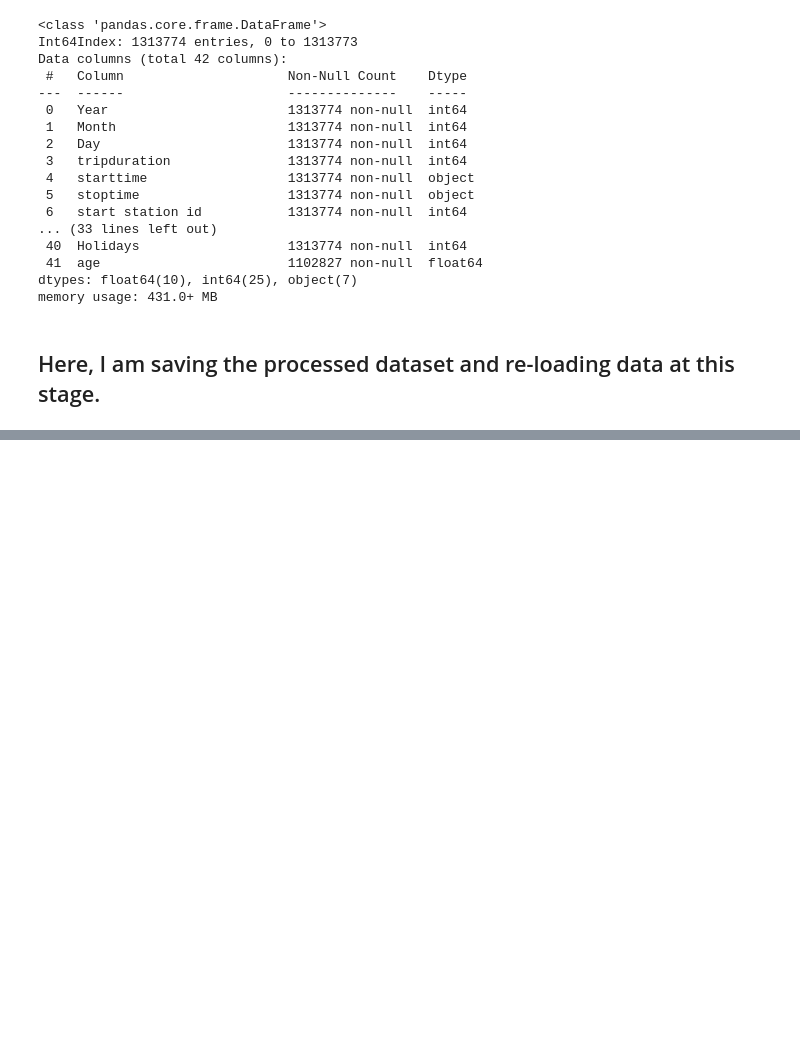
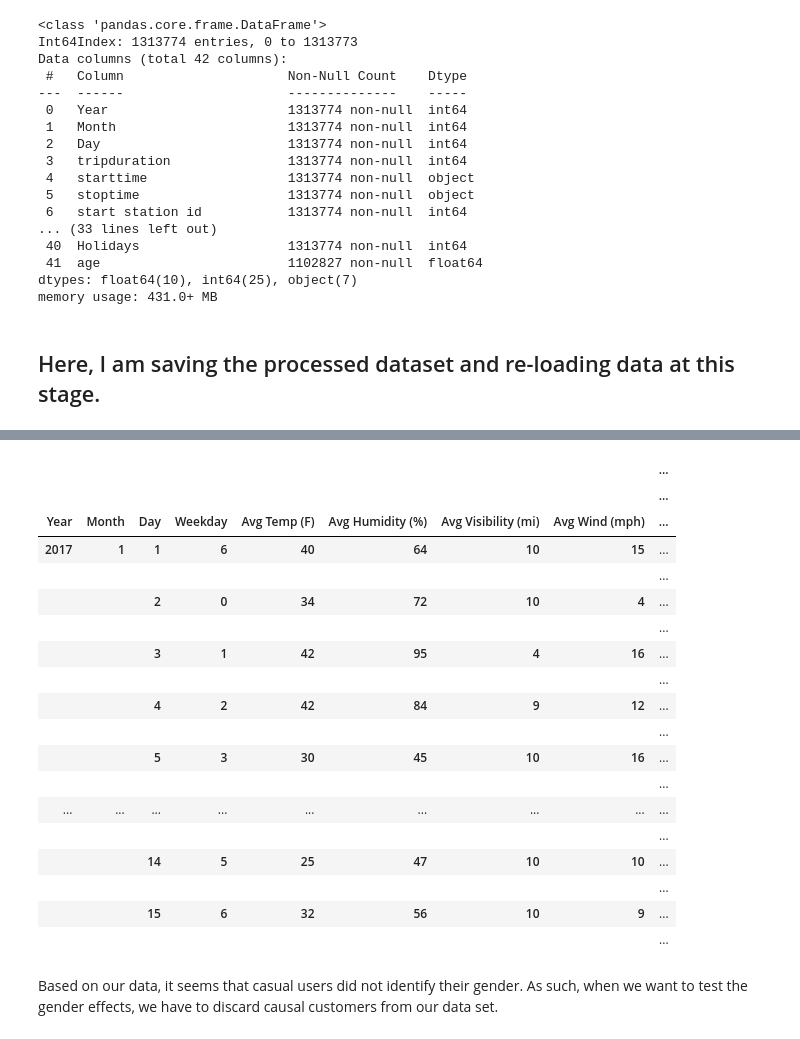
Before and after one commit to alirezasdg1/Bike-Sharing, a Jupyter notebook: Bike_Sharing_Code.ipynb, the cells around one changed output, grey strips where cells are left out. Drawn from its saved outputs; the diff is of its cells as text; code cells hidden in the pictures; blank space fills up the shorter version.

```diff
--- a/Bike_Sharing_Code.ipynb
+++ b/Bike_Sharing_Code.ipynb
@@ -229,0 +243,29 @@ df_B_W_H = pd.read_csv('datasets_Bike_Weather_Holidays_raw.csv', sep=',')
+# %%
+# df_BWH_day = df_B_W_H.groupby(['Year', 'Month','Day','Weekday','Avg Temp (F)','Avg Humidity (%)','Avg Visibility (mi)','Avg Wind (mph)','Events','Holidays','season','usertype','gender']).agg(Total_count_day=('starttime', 'count'),
+#                                mean_age=('age', 'mean'))
+df_BWH_day_Gender = df_B_W_H.groupby(['Year', 'Month','Day','Weekday','Avg Temp (F)','Avg Humidity (%)','Avg Visibility (mi)','Avg Wind (mph)','Events','Holidays','season','gender','usertype']).agg(Total_count_day=('starttime', 'count')).unstack('gender')
+# %%
+pd.set_option('display.max_rows', None)
+df_BWH_day_Gender.head(30)
+# %% [output]
+|  |  |  |  |  |  |  |  | ... |
+|  |  |  |  |  |  |  |  | ... |
+| Year | Month | Day | Weekday | Avg Temp (F) | Avg Humidity (%) | Avg Visibility (mi) | Avg Wind (mph) | ... |
+| 2017 | 1 | 1 | 6 | 40 | 64 | 10 | 15 | ... |
+|  |  |  |  |  |  |  |  | ... |
+|  |  | 2 | 0 | 34 | 72 | 10 | 4 | ... |
+|  |  |  |  |  |  |  |  | ... |
+|  |  | 3 | 1 | 42 | 95 | 4 | 16 | ... |
+|  |  |  |  |  |  |  |  | ... |
+|  |  | 4 | 2 | 42 | 84 | 9 | 12 | ... |
+|  |  |  |  |  |  |  |  | ... |
+|  |  | 5 | 3 | 30 | 45 | 10 | 16 | ... |
+|  |  |  |  |  |  |  |  | ... |
+| ... | ... | ... | ... | ... | ... | ... | ... | ... |
+|  |  |  |  |  |  |  |  | ... |
+|  |  | 14 | 5 | 25 | 47 | 10 | 10 | ... |
+|  |  |  |  |  |  |  |  | ... |
+|  |  | 15 | 6 | 32 | 56 | 10 | 9 | ... |
+|  |  |  |  |  |  |  |  | ... |
+# %% [markdown]
+Based on our data, it seems that casual users did not identify their gender. As such, when we want to test the gender effects, we have to discard causal customers from our data set.
```
Also changed, not shown: parts of 6 cells of this notebook.
